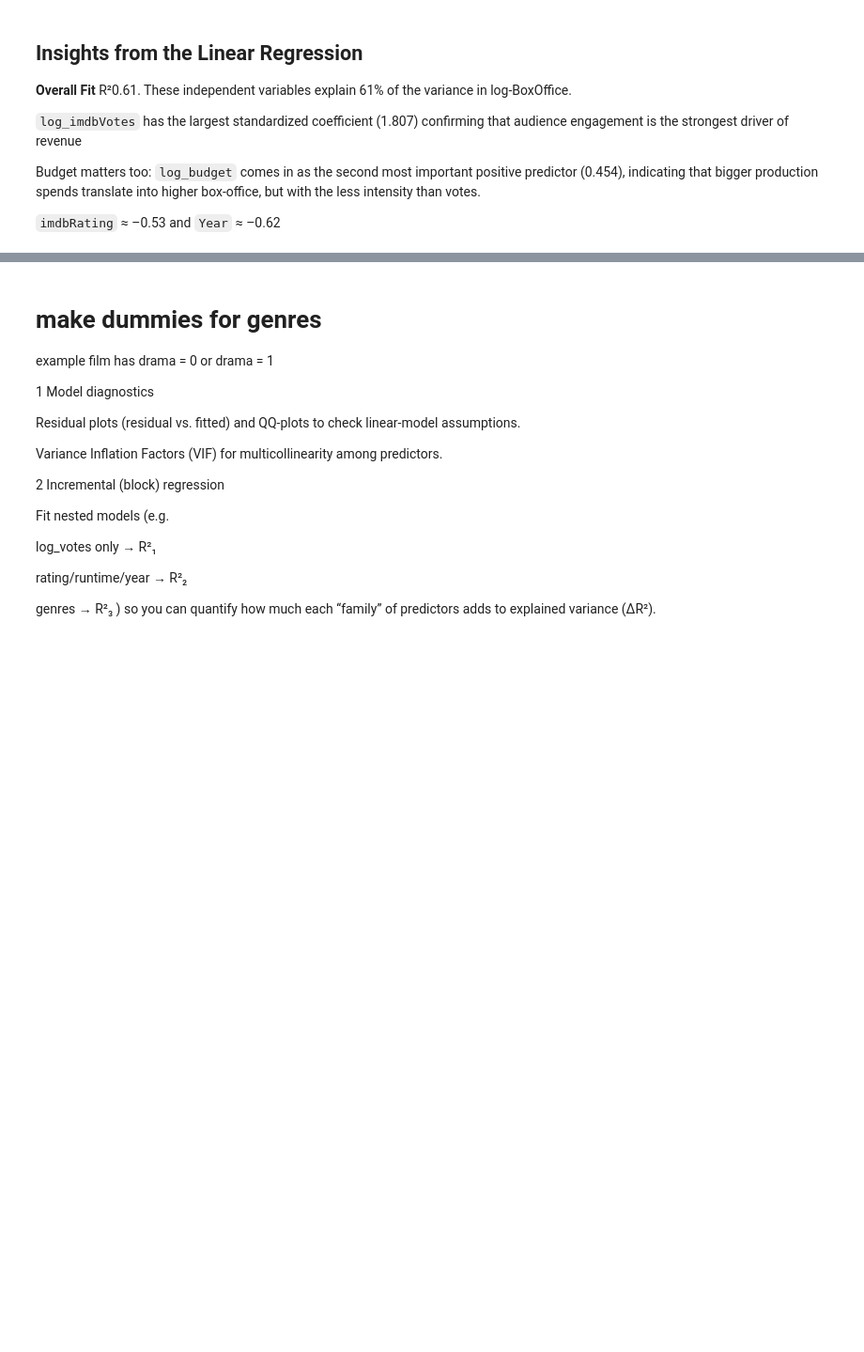
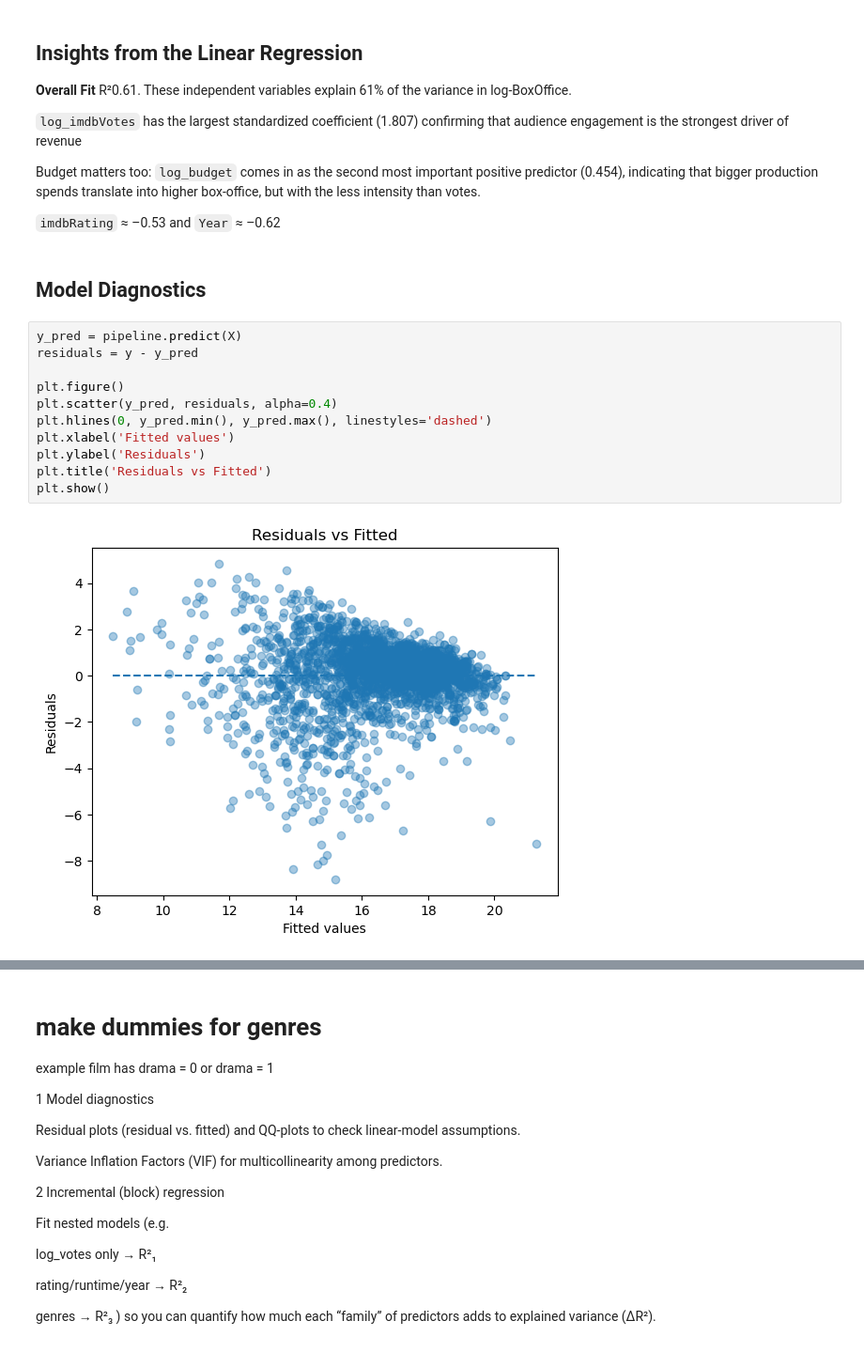
Before and after one commit to CU-S25-MSDSSB-DSCI-01-DataScienceLab/Movie-Project, a Jupyter notebook: jupyter notebooks/3_modelling.ipynb, the cells around one changed output, grey strips where cells are left out. Shown: that part at 94% size. Cells and saved outputs as stored; diff of their text form; blank space fills up the shorter version.

Commit message:
model tweaks_3

```diff
--- a/jupyter notebooks/3_modelling.ipynb
+++ b/jupyter notebooks/3_modelling.ipynb
@@ -163,3 +164,18 @@ R²: 0.6090793195731649
 Budget matters too: `log_budget` comes in as the second most important positive predictor (0.454), indicating that bigger production spends translate into higher box-office, but with the  less intensity than votes.
 
 `imdbRating` ≈ –0.53 and `Year` ≈ –0.62
+# %% [markdown]
+## Model Diagnostics
+# %%
+y_pred = pipeline.predict(X)
+residuals = y - y_pred
+
+plt.figure()
+plt.scatter(y_pred, residuals, alpha=0.4)
+plt.hlines(0, y_pred.min(), y_pred.max(), linestyles='dashed')
+plt.xlabel('Fitted values')
+plt.ylabel('Residuals')
+plt.title('Residuals vs Fitted')
+plt.show()
+# %% [output]
+[figure, added]
```
Also changed, not shown: parts of 7 cells of this notebook.
